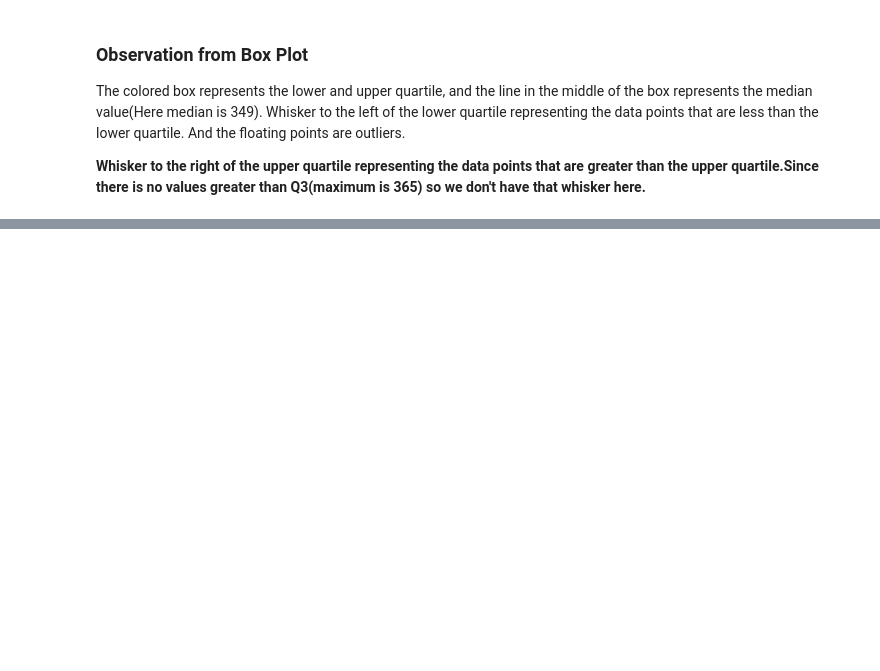
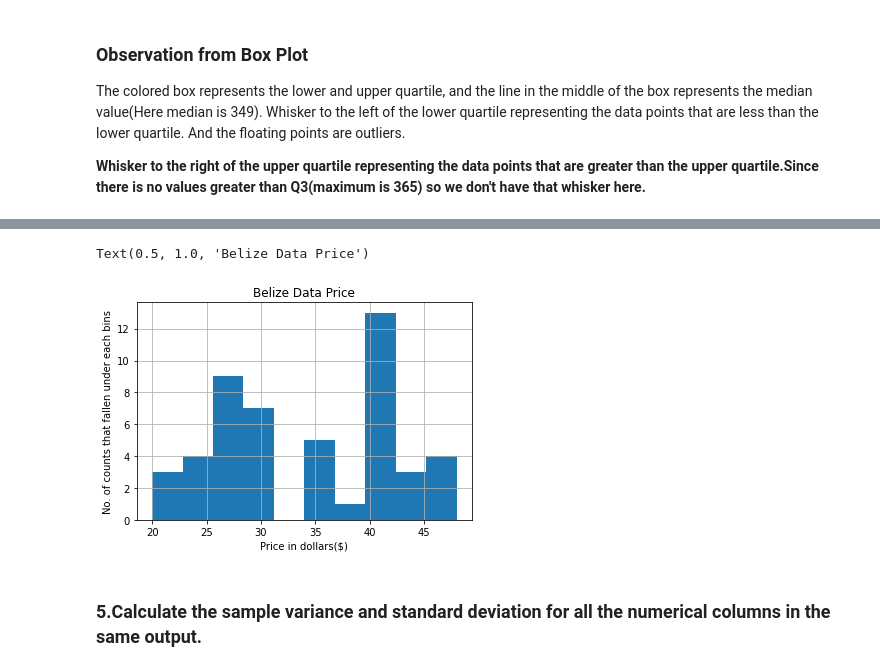
Before and after one commit to mangaioct6/Week9Probability, a Jupyter notebook: Probability_in_Python.ipynb, the cells around one changed output, grey strips where cells are left out. Saved outputs shown, nothing was run; the diff lists cells and outputs as text; code cells hidden in the pictures; blank space fills up the shorter version.

```diff
--- a/Probability_in_Python.ipynb
+++ b/Probability_in_Python.ipynb
@@ -193,0 +131,11 @@ belize_df[belize_df['price']<50]
+# %%
+# plot for price < 50
+belize_df[belize_df['price']<50]['price'].hist()
+plt.xlabel('Price in dollars($)')
+plt.ylabel('No. of counts that fallen under each bins')
+plt.title('Belize Data Price')
+# %% [output]
+Text(0.5, 1.0, 'Belize Data Price')
+[figure, added]
+# %% [markdown]
+### 5.Calculate the sample variance and standard deviation for all the numerical columns in the same output.
```
Also changed, not shown: parts of 41 cells of this notebook.
